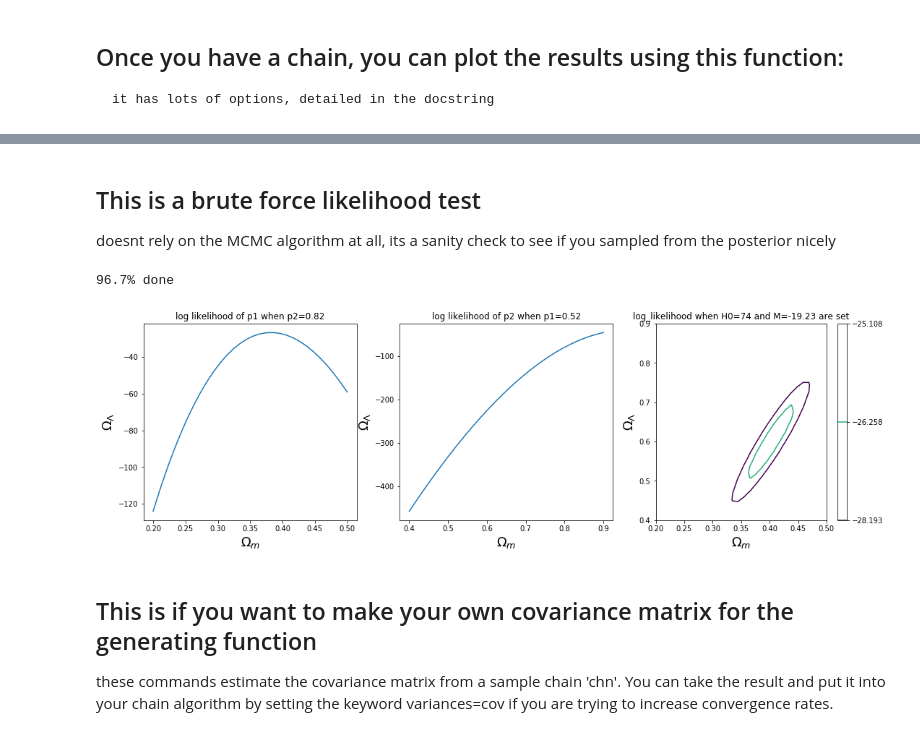
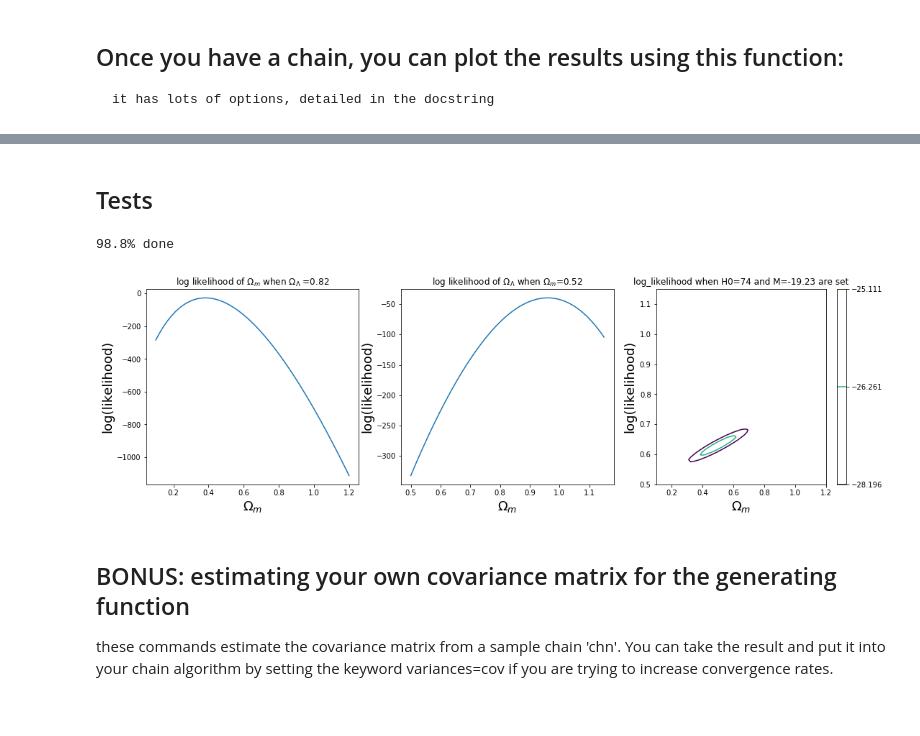
Before and after one commit to baiydaavi/bayesian_inference, a Jupyter notebook: convergence_testing.ipynb, the cells around one changed output, grey strips where cells are left out. Drawn from its saved outputs; the diff is of its cells as text; code cells hidden in the pictures.

```diff
--- a/convergence_testing.ipynb
+++ b/convergence_testing.ipynb
@@ -53,8 +61,2 @@ plot_chain_behaviour(chn, rej)
-# %% [markdown]
-## This is a brute force likelihood test
-doesnt rely on the MCMC algorithm at all, its a sanity check to see if you sampled from the posterior nicely
-# %%
-likelihood_test(data_lcparam, 30, .2, .5, .4, .9)
-# %% [output]
-96.7% done
-[figure, removed]
+# %% [markdown]
+## Tests
@@ -61,4 +69,13 @@ likelihood_test(data_lcparam, 30, .2, .5, .4, .9)
+# %%
+#the second test shows plots of the likelihood by using a brute force parameter sweep in 2 dimensions. no assert
+# this test, I dont think this kind of test lends itself to an assert statement, though it could be shoehorned
+# its only required argument is how fine of a grid we want to test over. bigger = more test points as N^2
+
+likelihood_test(80)
+# %% [output]
+98.8% done
+[figure, added]
 # %% [markdown]
-## This is if you want to make your own covariance matrix for the generating function
+## BONUS: estimating your own covariance matrix for the generating function
 these commands estimate the covariance matrix from a sample chain 'chn'. You can take the result and put it into your chain algorithm by setting the keyword variances=cov if you are trying to increase convergence rates.
 # %%
```
Also changed, not shown: parts of 7 cells of this notebook, 1 other file.
